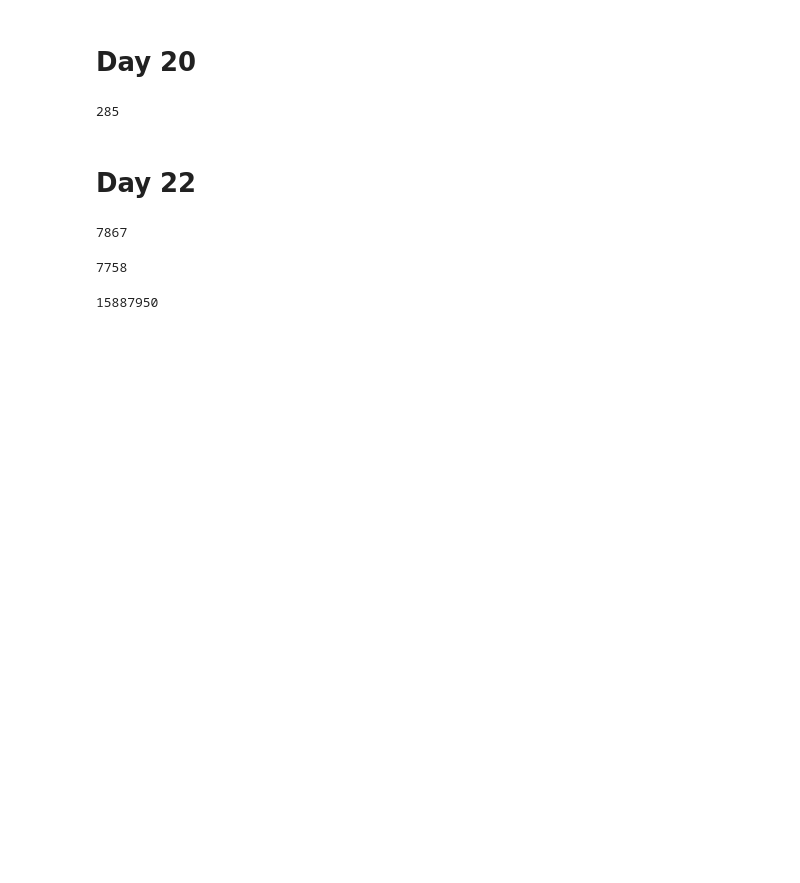
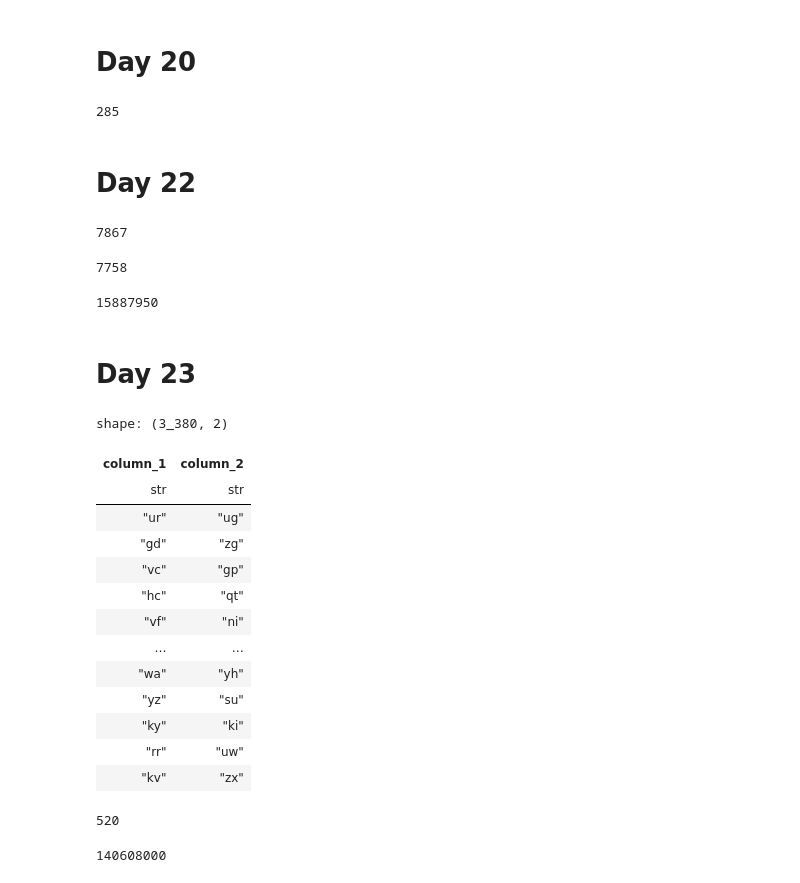
Before and after one commit to sindux/cp, a Jupyter notebook: aoc/aoc2024/Analysis.ipynb, the cells around one changed output. Cells and saved outputs as stored; diff of their text form; code cells hidden in the pictures; blank space fills up the shorter version.

```diff
--- a/aoc/aoc2024/Analysis.ipynb
+++ b/aoc/aoc2024/Analysis.ipynb
@@ -318,3 +318,30 @@ s2 = (s1 ^ s1//32) % 16777216
 s3 = (s2 ^ s2 * 2048) % 16777216
 # %% [output]
 15887950
+# %% [markdown]
+# Day 23
+# %%
+df=pl.read_csv('input/23.txt',has_header=False,separator='-')
+# %% [output]
+shape: (3_380, 2)
+| column_1 | column_2 |
+| str | str |
+| "ur" | "ug" |
+| "gd" | "zg" |
+| "vc" | "gp" |
+| "hc" | "qt" |
+| "vf" | "ni" |
+| … | … |
+| "wa" | "yh" |
+| "yz" | "su" |
+| "ky" | "ki" |
+| "rr" | "uw" |
+| "kv" | "zx" |
+# %%
+len(pl.concat([df['column_1'], df['column_2']]).unique())
+# %% [output]
+520
+# %%
+520**3
+# %% [output]
+140608000
```
Also changed, not shown: 2 other files.
